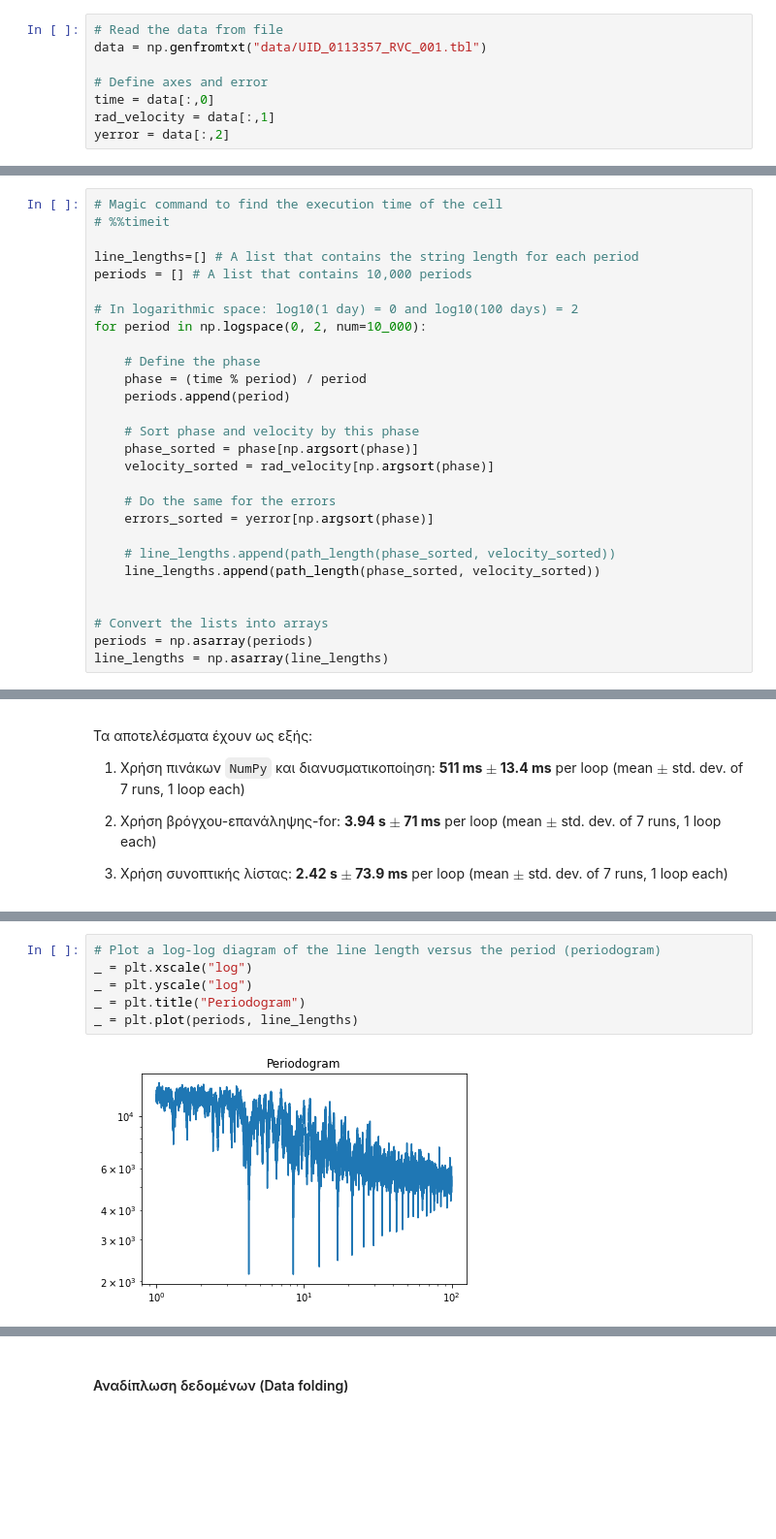
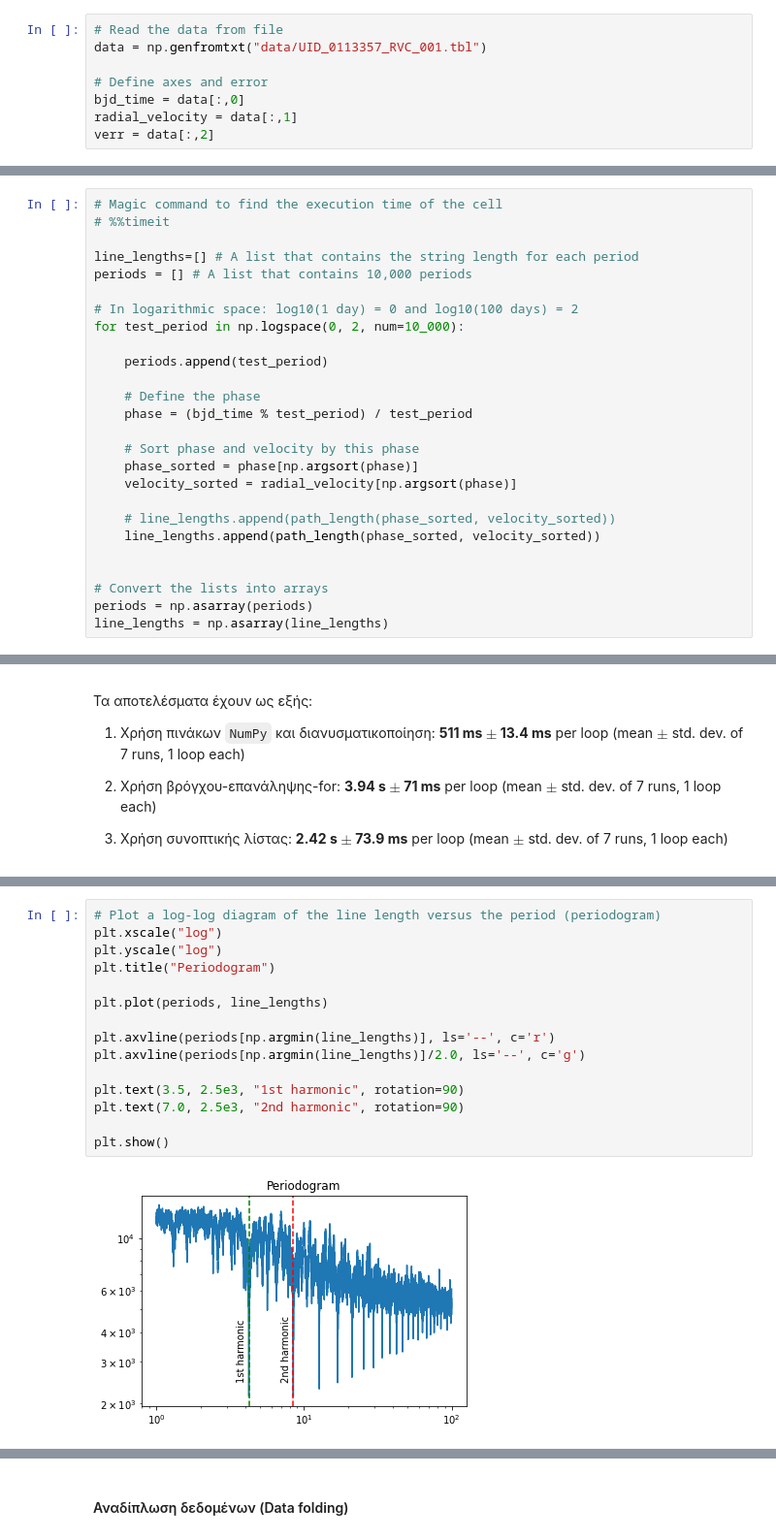
Before and after one commit to schanlar/python-UoC, a Jupyter notebook: 05.Astrophysics_Project/exoplanet_solution.ipynb, the cells around one changed output, grey strips where cells are left out. Shown at 97% size. Cells and saved outputs as stored; diff of their text form; blank space fills up the shorter version.

```diff
--- a/05.Astrophysics_Project/exoplanet_solution.ipynb
+++ b/05.Astrophysics_Project/exoplanet_solution.ipynb
@@ -112,8 +112,8 @@ warnings.filterwarnings('ignore')
 data = np.genfromtxt("data/UID_0113357_RVC_001.tbl")
 
 # Define axes and error
-time = data[:,0]
-rad_velocity = data[:,1]
-yerror = data[:,2]
+bjd_time = data[:,0]
+radial_velocity = data[:,1]
+verr = data[:,2]
 # %%
 # Plot radial velocity vs time
@@ -231,18 +231,16 @@ line_lengths=[] # A list that contains the string length for each period
 periods = [] # A list that contains 10,000 periods
 
 # In logarithmic space: log10(1 day) = 0 and log10(100 days) = 2
-for period in np.logspace(0, 2, num=10_000):
+for test_period in np.logspace(0, 2, num=10_000):
+
+    periods.append(test_period)
 
     # Define the phase
-    phase = (time % period) / period
-    periods.append(period)
+    phase = (bjd_time % test_period) / test_period
 
     # Sort phase and velocity by this phase
     phase_sorted = phase[np.argsort(phase)]
-    velocity_sorted = rad_velocity[np.argsort(phase)]
-
-    # Do the same for the errors
-    errors_sorted = yerror[np.argsort(phase)]
+    velocity_sorted = radial_velocity[np.argsort(phase)]
 
     # line_lengths.append(path_length(phase_sorted, velocity_sorted))
     line_lengths.append(path_length(phase_sorted, velocity_sorted))
@@ -274,11 +272,20 @@ Minimum length: 2141.106648514846 which corresponds to a period of: 8.4623844039
 # %%
 # Plot a log-log diagram of the line length versus the period (periodogram)
-_ = plt.xscale("log")
-_ = plt.yscale("log")
-_ = plt.title("Periodogram")
-_ = plt.plot(periods, line_lengths)
+plt.xscale("log")
+plt.yscale("log")
+plt.title("Periodogram")
+
+plt.plot(periods, line_lengths)
+
+plt.axvline(periods[np.argmin(line_lengths)], ls='--', c='r')
+plt.axvline(periods[np.argmin(line_lengths)]/2.0, ls='--', c='g')
+
+plt.text(3.5, 2.5e3, "1st harmonic", rotation=90)
+plt.text(7.0, 2.5e3, "2nd harmonic", rotation=90)
+
+plt.show()
 # %% [output]
-[figure, old version]
+[figure, new version]
 # %%
 # NOTE: By plotting the minima we see that this period corresponds to the second minimum!
 # Thus, for the first minimum the period will be ~ 4.23 days
```
Also changed, not shown: parts of 12 cells of this notebook, 1 other file.
